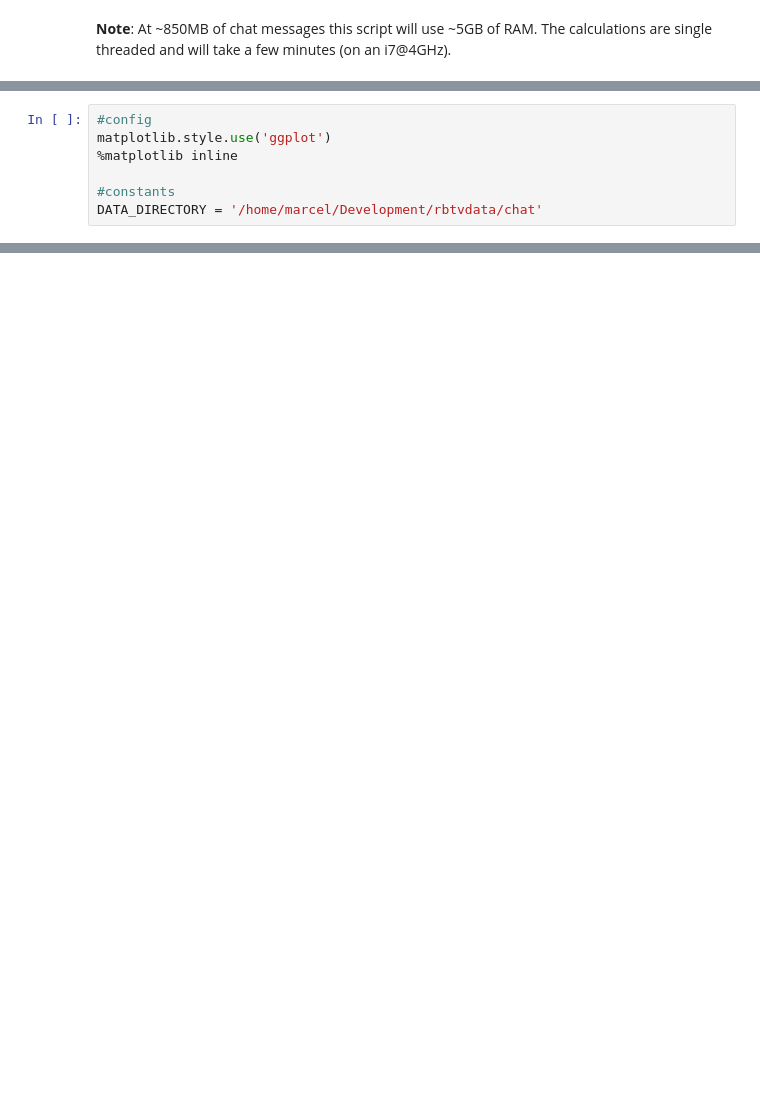
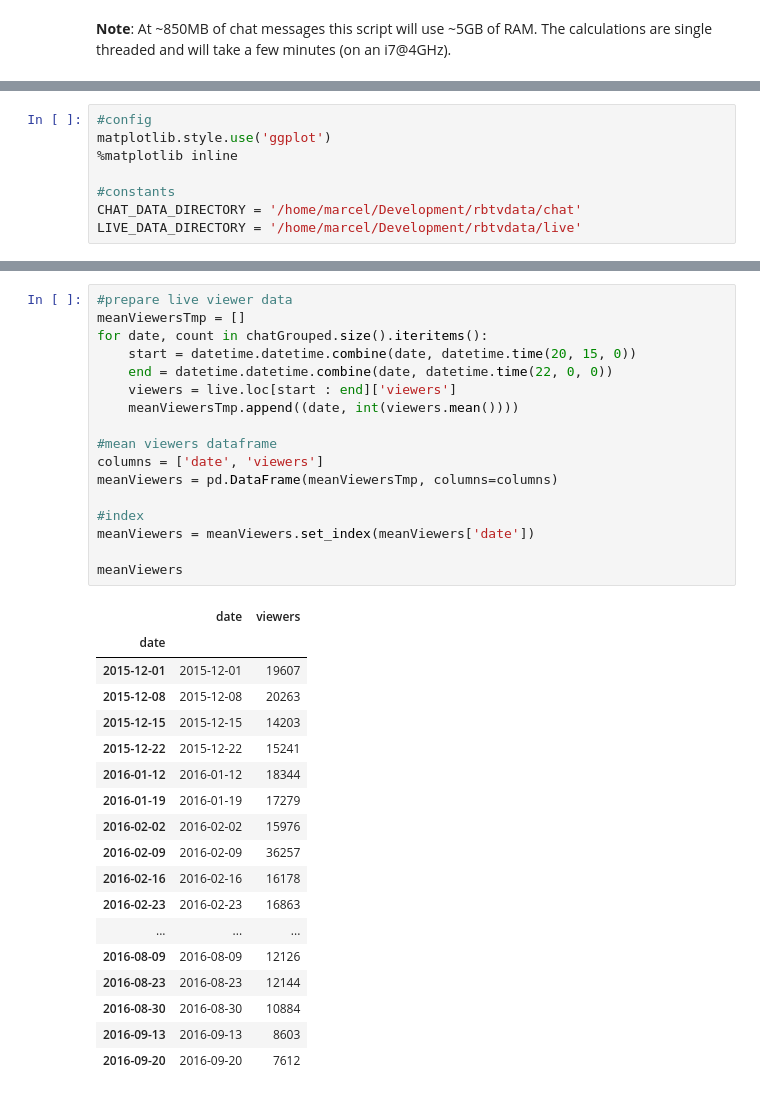
Before and after one commit to rbtvstats/rbtvstats, a Jupyter notebook: notebooks/chat_duell.ipynb, the cells around one changed output, grey strips where cells are left out. Cells and saved outputs as stored; diff of their text form; blank space fills up the shorter version.

```diff
--- a/notebooks/chat_duell.ipynb
+++ b/notebooks/chat_duell.ipynb
@@ -15,5 +17,6 @@ matplotlib.style.use('ggplot')
 %matplotlib inline
 
 #constants
-DATA_DIRECTORY = '/home/marcel/Development/rbtvdata/chat'
+CHAT_DATA_DIRECTORY = '/home/marcel/Development/rbtvdata/chat'
+LIVE_DATA_DIRECTORY = '/home/marcel/Development/rbtvdata/live'
 # %%
@@ -132,3 +192,39 @@ plot
 # %% [output]
 <matplotlib.axes._subplots.AxesSubplot at 0x...>
 [figure]
+# %%
+#prepare live viewer data
+meanViewersTmp = []
+for date, count in chatGrouped.size().iteritems():
+    start = datetime.datetime.combine(date, datetime.time(20, 15, 0))
+    end = datetime.datetime.combine(date, datetime.time(22, 0, 0))
+    viewers = live.loc[start : end]['viewers']
+    meanViewersTmp.append((date, int(viewers.mean())))
+
+#mean viewers dataframe
+columns = ['date', 'viewers']
+meanViewers = pd.DataFrame(meanViewersTmp, columns=columns)
+
+#index
+meanViewers = meanViewers.set_index(meanViewers['date'])
+
+meanViewers
+# %% [output]
+|  | date | viewers |
+| date |  |  |
+| 2015-12-01 | 2015-12-01 | 19607 |
+| 2015-12-08 | 2015-12-08 | 20263 |
+| 2015-12-15 | 2015-12-15 | 14203 |
+| 2015-12-22 | 2015-12-22 | 15241 |
+| 2016-01-12 | 2016-01-12 | 18344 |
+| 2016-01-19 | 2016-01-19 | 17279 |
+| 2016-02-02 | 2016-02-02 | 15976 |
+| 2016-02-09 | 2016-02-09 | 36257 |
+| 2016-02-16 | 2016-02-16 | 16178 |
+| 2016-02-23 | 2016-02-23 | 16863 |
+| ... | ... | ... |
+| 2016-08-09 | 2016-08-09 | 12126 |
+| 2016-08-23 | 2016-08-23 | 12144 |
+| 2016-08-30 | 2016-08-30 | 10884 |
+| 2016-09-13 | 2016-09-13 | 8603 |
+| 2016-09-20 | 2016-09-20 | 7612 |
```
Also changed, not shown: parts of 11 cells of this notebook.
